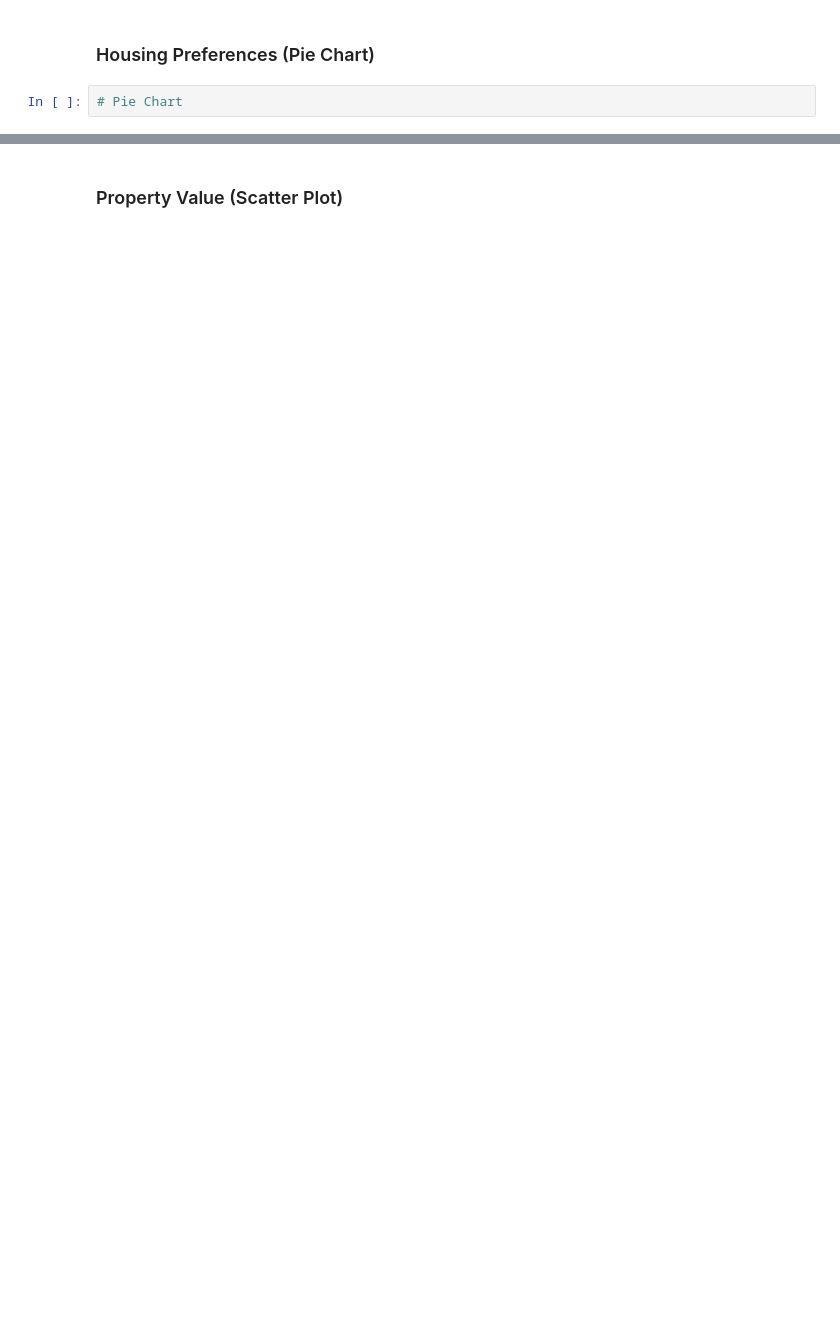
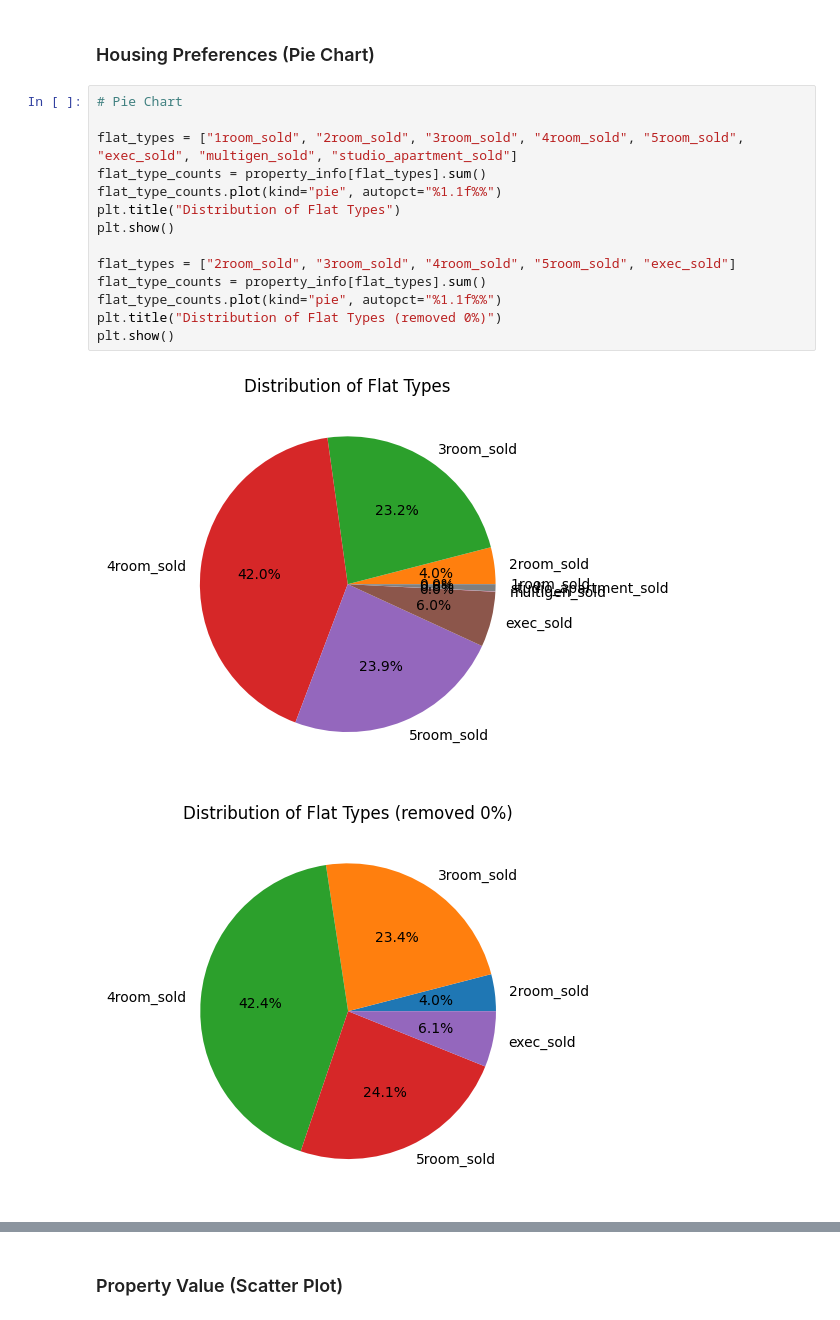
Before and after one commit to Reub26/Programming-for-Data-Science-CA2, a Jupyter notebook: main.ipynb, the cells around one changed output, grey strips where cells are left out. Saved outputs shown, nothing was run; the diff lists cells and outputs as text; blank space fills up the shorter version.

```diff
--- a/main.ipynb
+++ b/main.ipynb
@@ -97,4 +262,19 @@ max      114.000000          32.000000
 # %% [markdown]
 ### Housing Preferences (Pie Chart)
-# %%
-# Pie Chart
+# %%
+# Pie Chart
+
+flat_types = ["1room_sold", "2room_sold", "3room_sold", "4room_sold", "5room_sold", "exec_sold", "multigen_sold", "studio_apartment_sold"]
+flat_type_counts = property_info[flat_types].sum()
+flat_type_counts.plot(kind="pie", autopct="%1.1f%%")
+plt.title("Distribution of Flat Types")
+plt.show()
+
+flat_types = ["2room_sold", "3room_sold", "4room_sold", "5room_sold", "exec_sold"]
+flat_type_counts = property_info[flat_types].sum()
+flat_type_counts.plot(kind="pie", autopct="%1.1f%%")
+plt.title("Distribution of Flat Types (removed 0%)")
+plt.show()
+# %% [output]
+[figure, added]
+[figure, added]
```
Also changed, not shown: parts of 18 cells of this notebook, 1 other file.
